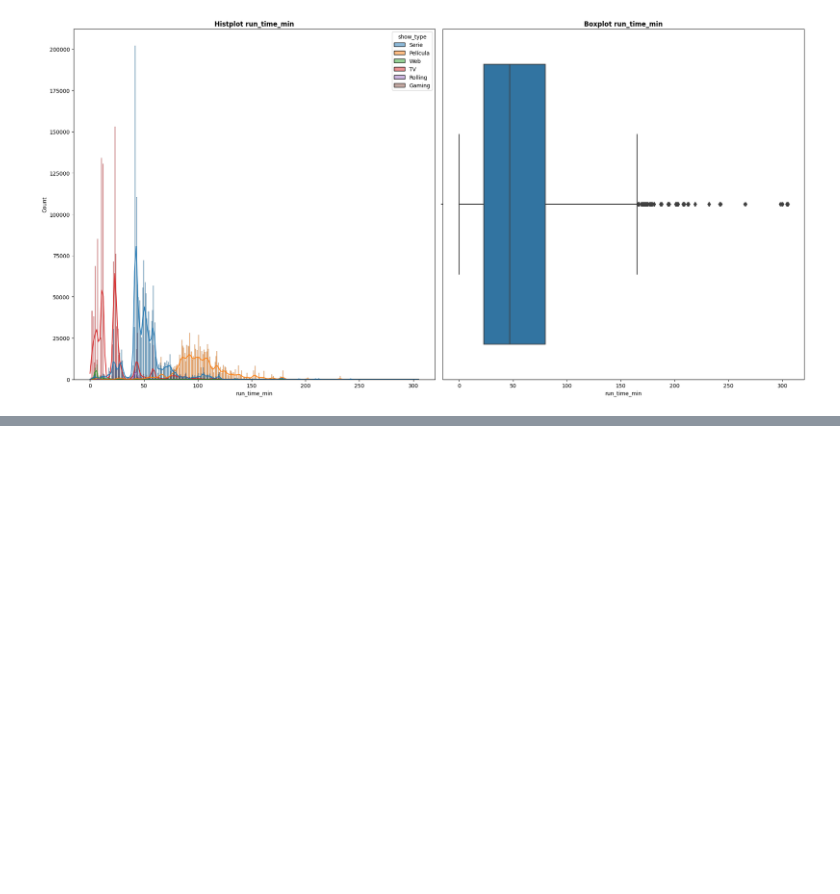
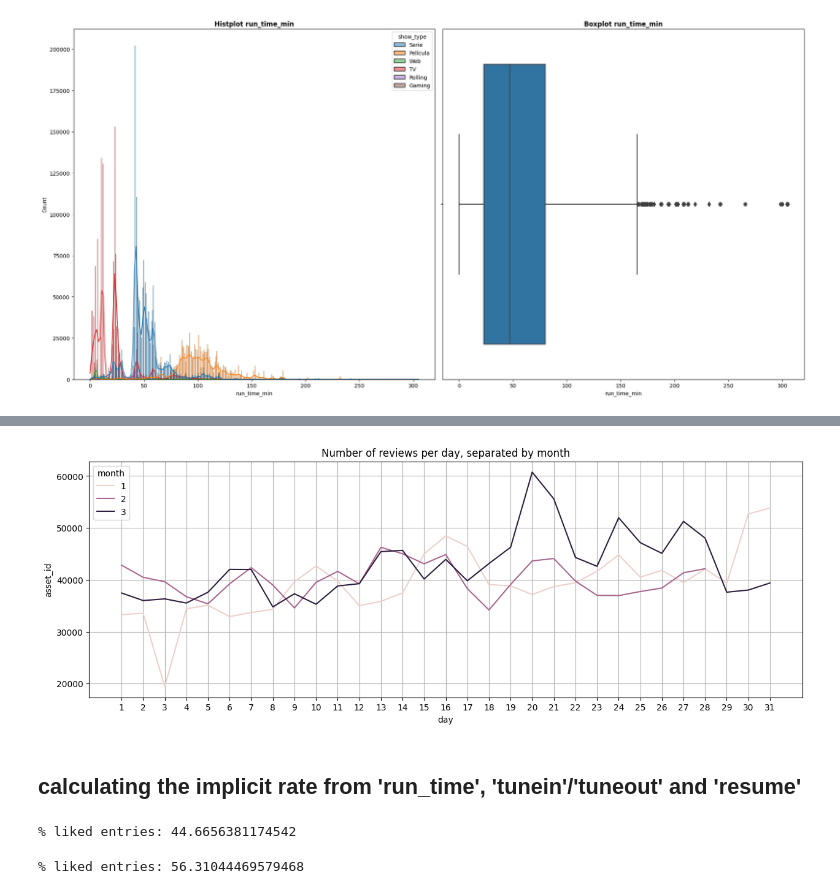
Before and after one commit to ferandmag/ICA_ML_recomendationSystemFLOW, a Jupyter notebook: recomendation_system_flow.ipynb, the cells around one changed output, grey strips where cells are left out. Saved outputs shown, nothing was run; the diff lists cells and outputs as text; code cells hidden in the pictures; blank space fills up the shorter version.

```diff
--- a/recomendation_system_flow.ipynb
+++ b/recomendation_system_flow.ipynb
@@ -108,6 +109,8 @@ Number of rows after drop duplicates: 3657579
 # transforming dates in datetime object
 df['tunein'] = pd.to_datetime(df['tunein'], format='%Y-%m-%d %H:%M:%S')
 df['tuneout'] = pd.to_datetime(df['tuneout'], format='%Y-%m-%d %H:%M:%S')
+df['end_vod_date'] = pd.to_datetime(df['end_vod_date'], format='%Y-%m-%dT%H:%M:%S')\
+    .dt.tz_localize(None) # Z at the ends of str indicates Zulú UTC, so i need to removeethe timezone
 
 # calculate time_watched (difference between tuneout - tunein)
 df['time_watched'] = df['tuneout'] - df['tunein']
@@ -116,8 +119,3 @@ df['time_watched_seconds'] = df['time_watched'].apply(lambda x: x.seconds)
 
 # transform run_time (minutes) to run_time_seconds (seconds)
 df['run_time_seconds'] = df['run_time_min']*60
-# %%
-# the user liked the asset if he/she watched more than 90% of the asset's duration
-df['rate'] = df['run_time_seconds']*0.90 - df['time_watched_seconds']
-df['rate'] = df['rate'].apply(lambda x: 1 if x <= 0 else 0) # (1: like asset, 0: not like asset)
-df['rate']
@@ -252,0 +190,31 @@ Length: 3657579, dtype: timedelta64[ns]
+# %%
+# ploting visualizations/day-month
+aux = df.copy()
+aux['year'] = df['tunein'].dt.year
+aux['month'] = df['tunein'].dt.month
+aux['day'] = df['tunein'].dt.day
+aux = aux.groupby(['month', 'day'], as_index=False).count()[['month', 'day', 'asset_id']]
+
+plt.figure(figsize=(15,5))
+sns.lineplot(data=aux, x='day', y='asset_id', hue='month')
+plt.title("Number of reviews per day, separated by month")
+plt.xticks([x for x in range(aux['day'].min(), aux['day'].max() +1,1)])
+plt.grid(0.3)
+plt.show()
+# %% [output]
+[figure, added]
+# %% [markdown]
+## calculating the implicit rate from 'run_time', 'tunein'/'tuneout' and 'resume'
+# %%
+# the user liked the asset if he/she watched more than 80% of the asset's duration
+df['rate_watch'] = df['run_time_seconds']*0.80 - df['time_watched_seconds']
+df['rate_watch'] = df['rate_watch'].apply(lambda x: 1 if x <= 0 else 0) # (1: like asset, 0: not like asset)
+print(f'% liked entries: {df["rate_watch"].sum() / len(df)*100}')
+# %% [output]
+% liked entries: 44.6656381174542
+# %%
+# the user liked the asset if he/she watched more than 80% of the asset's duration or watched twice or more ('resume' == 1)
+df['rate_watchANDrewatch'] = (df['rate_watch'] + df['resume']).apply(lambda x: -1 if x == 0 else 1)
+print(f'% liked entries: {df["rate_watchANDrewatch"].sum() / len(df)*100}')
+# %% [output]
+% liked entries: 56.31044469579468
```
Also changed, not shown: parts of 24 cells of this notebook.
